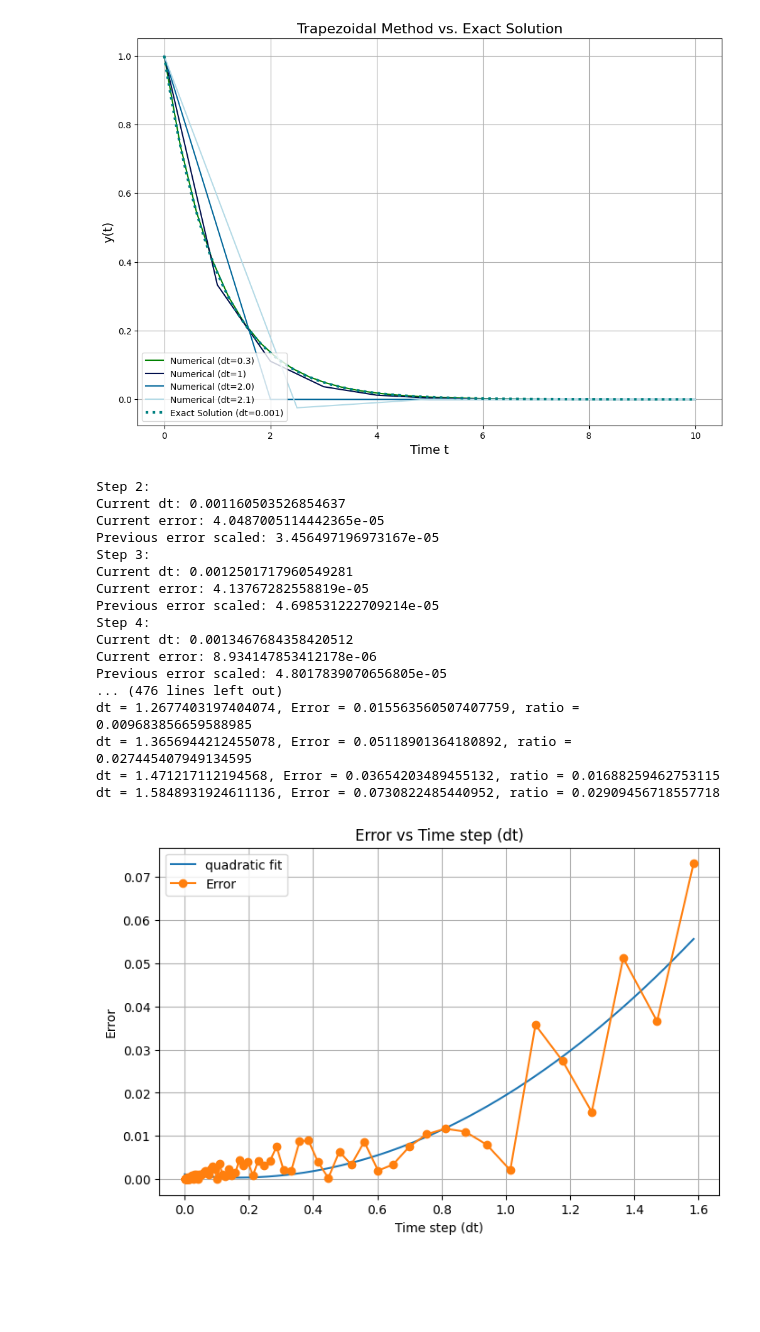
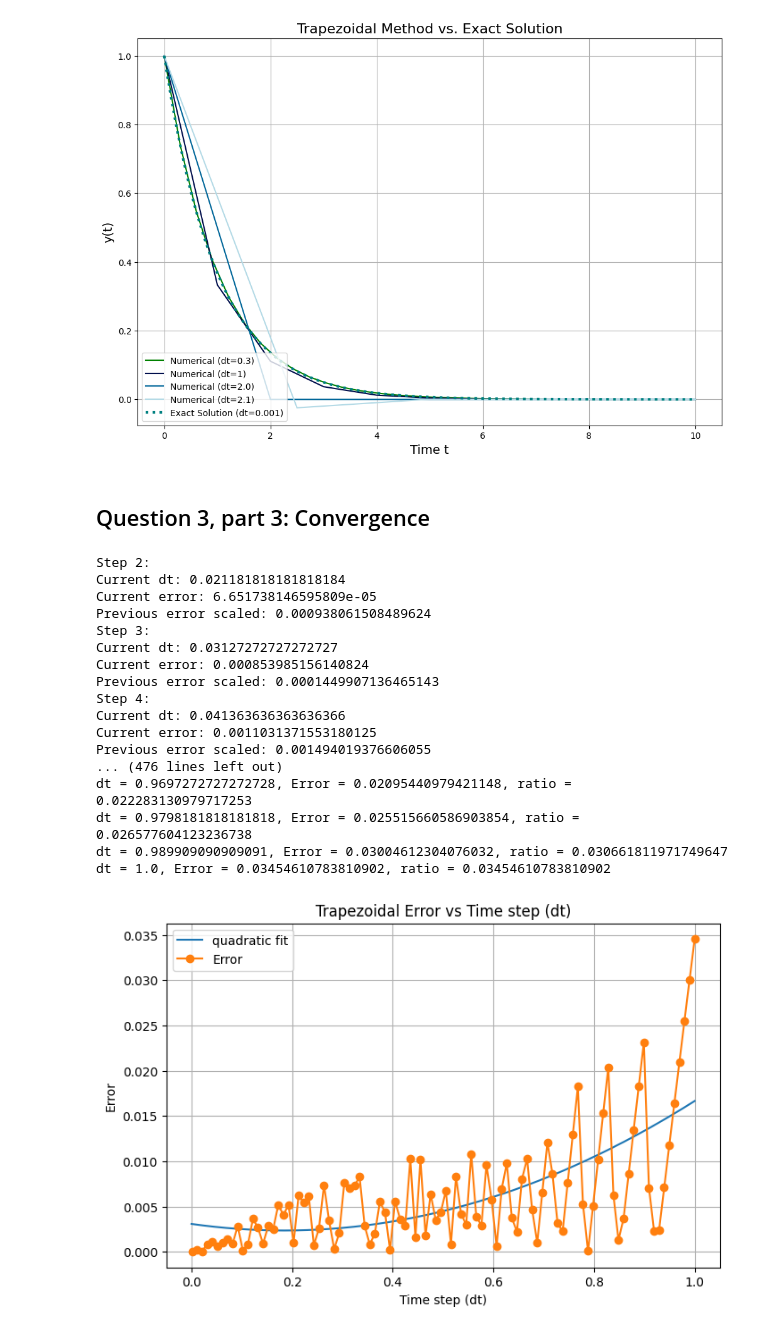
Before and after one commit to rx9933/COE-352, a Jupyter notebook: HW/hw3.ipynb, the cells around one changed output. Drawn from its saved outputs; the diff is of its cells as text; code cells hidden in the pictures; blank space fills up the shorter version.

Commit message:
hw3 notebook: question on convergence analysis (bumps)

```diff
--- a/HW/hw3.ipynb
+++ b/HW/hw3.ipynb
@@ -83,70 +92,94 @@ plot_sol("Backward Euler Method")
 plot_sol("Trapezoidal Method")
 # %% [output]
 [figure]
+# %% [markdown]
+## Question 3, part 3: Convergence
 # %%
 
-# Define dt_list
 from sklearn.linear_model import LinearRegression
 from sklearn.preprocessing import PolynomialFeatures
 
 dt_list = np.logspace(-3,.2, 100)
-def plot_convergence(dt_list):
+dt_list = np.linspace(1e-3,1, 100)
+def plot_convergence(dt_list, method):
     errors = []
     # Calculate errors for different time steps
     for i, dt in enumerate(dt_list):
-        t, y_numerical = trapezoidal_method(dt)
+        t, y_numerical = eval(method)(dt)
         y_exact = exact_solution(t)
         error = np.max(np.abs(y_numerical - y_exact))
         if i > 1:
             print(f"Step {i}:")
             print(f"Current dt: {dt}")
             print(f"Current error: {error}")
             print(f"Previous error scaled: {(dt/dt_list[i-1])**2 * errors[i-1]}")
             # assert error <=  errors[i-1] * (dt/dt_list[i-1])**2+10**-8, f"Convergence rate not met for dt = {dt}"
         errors.append(error)
 
     # Print errors
+
+    if method == "trapezoidal_method":
+        s = "Trapezoidal"
+    elif method == "backward_euler":
+        s = "Backward Euler"
+    else:
+        s = "Forward Euler"
+
     for dt, error in zip(dt_list, errors):
-        print(f'dt = {dt}, Error = {error}, ratio = {error/dt**2}')
+        if s == "Trapezoidal":
+            print(f'dt = {dt}, Error = {error}, ratio = {error/dt**2}')
+        else: # order 1
+            print(f'dt = {dt}, Error = {error}, ratio = {error/dt}')
 
-    poly = PolynomialFeatures(degree=2)
-    poly_dt_list = poly.fit_transform(dt_list.reshape(len(dt_list),1))
-
-    model = LinearRegression()
-    model.fit(poly_dt_list, errors)
     x = np.linspace(0,max(dt_list), 1000)
 
 
     # Plotting the error
+
     plt.figure(figsize=(8, 5))
-    plt.plot(x,model.predict(poly.fit_transform(x.reshape(len(x),1))), label = "quadratic fit")
+    if s == "Trapezoidal":
+        poly = PolynomialFeatures(degree=2)
+        poly_dt_list = poly.fit_transform(dt_list.reshape(len(dt_list),1))
+
+        model = LinearRegression()
+        model.fit(poly_dt_list, errors)
+        plt.title(f'{s} Error vs Time step (dt)')
+        plt.plot(x,model.predict(poly.fit_transform(x.reshape(len(x),1))), label = "quadratic fit")
+    else:
+        poly = PolynomialFeatures(degree=1)
+        poly_dt_list = poly.fit_transform(dt_list.reshape(len(dt_list),1))
+
+        model = LinearRegression()
+        model.fit(poly_dt_list, errors)
+        slope = model.coef_[1]
+        plt.plot(x,model.predict(poly.fit_transform(x.reshape(len(x),1))), label = "linear fit")
+        plt.title(f'{s} Error vs Time step (dt), slope = {slope:.4f}')
     plt.plot(dt_list, errors, 'o-', label='Error')
     plt.xlabel('Time step (dt)')
     plt.ylabel('Error')
-    plt.title('Error vs Time step (dt)')
+
     plt.grid(True)
     plt.legend()
+    plt.show()
 
-
-    plt.show()
-plot_convergence(dt_list)
+plot_convergence(dt_list,"trapezoidal_method")
 # %% [output]
 Step 2:
-Current dt: 0.001160503526854637
-Current error: 4.0487005114442365e-05
-Previous error scaled: 3.456497196973167e-05
+Current dt: 0.021181818181818184
+Current error: 6.651738146595809e-05
+Previous error scaled: 0.000938061508489624
 Step 3:
-Current dt: 0.0012501717960549281
-Current error: 4.13767282558819e-05
-Previous error scaled: 4.698531222709214e-05
+Current dt: 0.03127272727272727
+Current error: 0.000853985156140824
+Previous error scaled: 0.0001449907136465143
 Step 4:
-Current dt: 0.0013467684358420512
-Current error: 8.934147853412178e-06
-Previous error scaled: 4.8017839070656805e-05
+Current dt: 0.041363636363636366
+Current error: 0.0011031371553180125
+Previous error scaled: 0.001494019376606055
 ... (476 lines left out)
-dt = 1.2677403197404074, Error = 0.015563560507407759, ratio = 0.009683856659588985
-dt = 1.3656944212455078, Error = 0.05118901364180892, ratio = 0.027445407949134595
-dt = 1.471217112194568, Error = 0.03654203489455132, ratio = 0.01688259462753115
-dt = 1.5848931924611136, Error = 0.0730822485440952, ratio = 0.02909456718557718
+dt = 0.9697272727272728, Error = 0.02095440979421148, ratio = 0.022283130979717253
+dt = 0.9798181818181818, Error = 0.025515660586903854, ratio = 0.026577604123236738
+dt = 0.989909090909091, Error = 0.03004612304076032, ratio = 0.030661811971749647
+dt = 1.0, Error = 0.03454610783810902, ratio = 0.03454610783810902
-[figure, old version]
+[figure, new version]
 # %%
```
Also changed, not shown: parts of 12 cells of this notebook.
